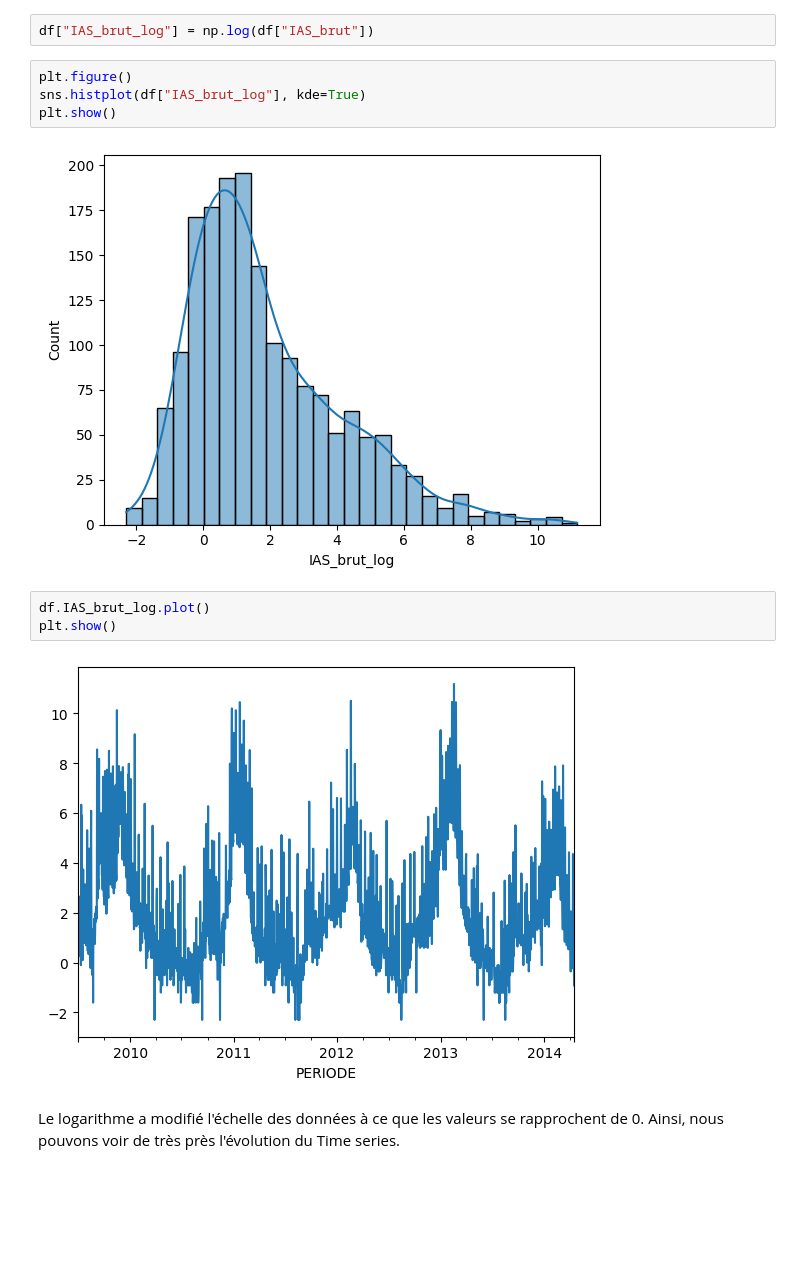
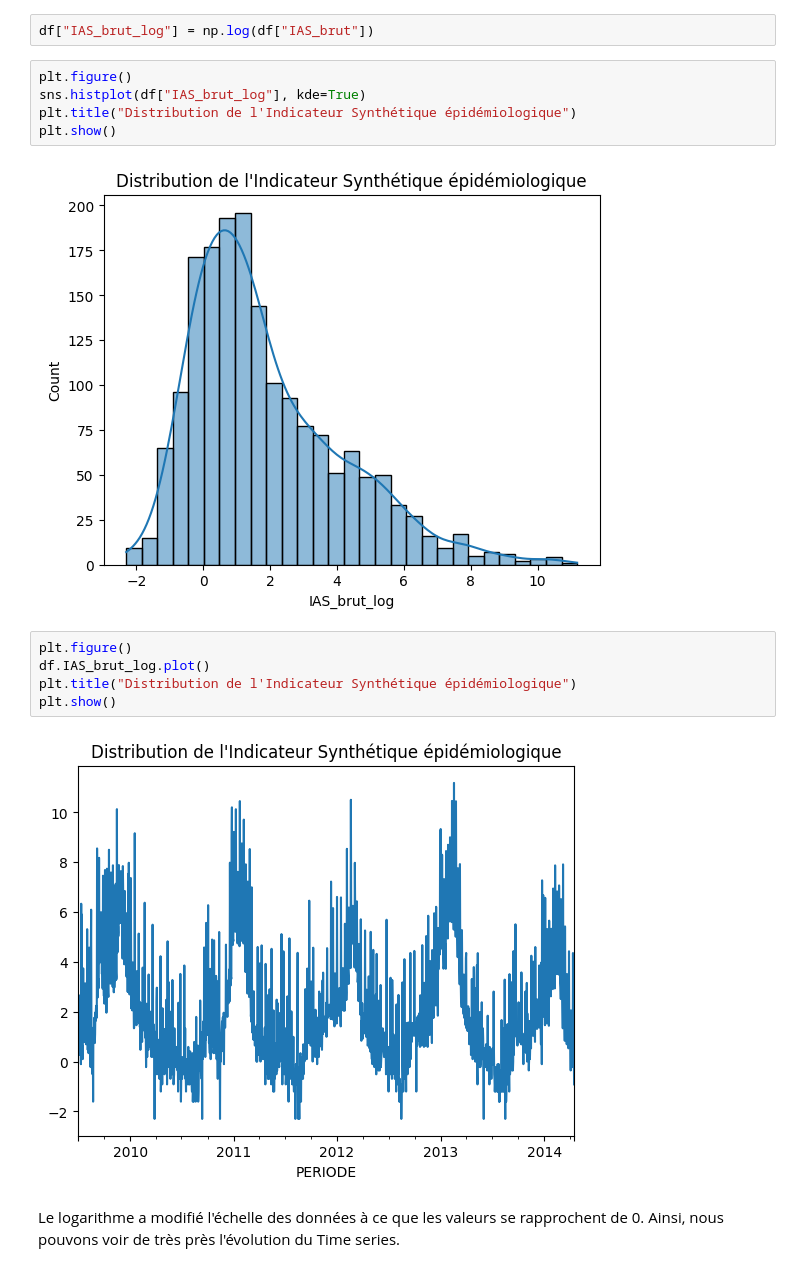
Before and after one commit to MitaDataAI/Time-Series-fundamentals, a Jupyter notebook: 1_Syndrome_grippaux.ipynb, the cells around one changed output. Drawn from its saved outputs; the diff is of its cells as text; blank space fills up the shorter version.

```diff
--- a/1_Syndrome_grippaux.ipynb
+++ b/1_Syndrome_grippaux.ipynb
@@ -144,14 +131,17 @@ df["IAS_brut_log"] = np.log(df["IAS_brut"])
 # %%
 plt.figure()
 sns.histplot(df["IAS_brut_log"], kde=True)
+plt.title("Distribution de l'Indicateur Synthétique épidémiologique")
 plt.show()
 # %% [output]
-[figure, old version]
+[figure, new version]
 # %%
+plt.figure()
 df.IAS_brut_log.plot()
+plt.title("Distribution de l'Indicateur Synthétique épidémiologique")
 plt.show()
 # %% [output]
-[figure, old version]
+[figure, new version]
 # %% [markdown]
 Le logarithme a modifié l'échelle des données à ce que les valeurs se rapprochent de 0. Ainsi, nous pouvons voir de très près l'évolution du Time series.
 # %% [markdown]
```
Also changed, not shown: parts of 16 cells of this notebook, 2 other files.
